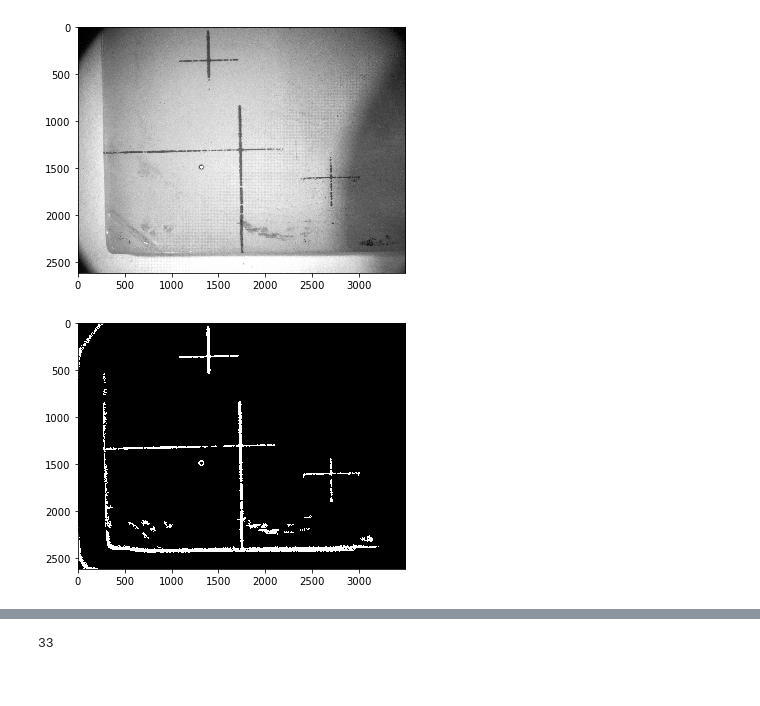
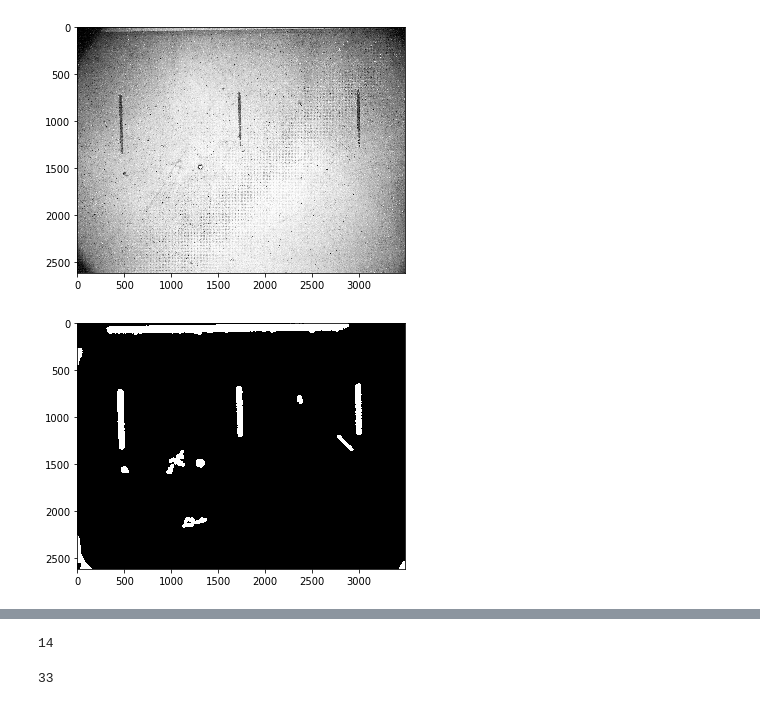
Before and after one commit to atercygnus/notches, a Jupyter notebook: make_sample.ipynb, the cells around one changed output, grey strips where cells are left out. Saved outputs shown, nothing was run; the diff lists cells and outputs as text; code cells hidden in the pictures.

```diff
--- a/make_sample.ipynb
+++ b/make_sample.ipynb
@@ -81,21 +82,30 @@ def prepare(image):
     return (data, data_src, data_prep)
 # %%
 fld = os.getcwd() + '\\photo1\\'
-image = io.imread(fld + '20180810_0056.jpg', as_gray=True)
+#image = io.imread(fld + '20180810_0056.jpg', as_gray=True)
+image = io.imread(fld + '20180810_0089.jpg', as_gray=True)
 # %%
 io.imshow(image)
 plt.show()
 # %% [output]
-[figure, old version]
+[figure, new version]
 # %%
+%%time
+from skimage.morphology import dilation, erosion
+from skimage.morphology import *
+
 def binarize(im):
     local_thresh = threshold_local(im, method='mean', block_size=151, offset=0.055)
     binary_local = im < local_thresh
+    cleaned = morphology.remove_small_objects(binary_local, min_size=1000)
 
-    return morphology.remove_small_objects(binary_local, min_size=1000)
+    strel = disk(16)
+    cleaned = binary_dilation(cleaned, strel)
+
+    return cleaned
 
 bimage = binarize(image)
 io.imshow(bimage)
 plt.show()
 # %% [output]
-[figure, old version]
+[figure, new version]
@@ -102,3 +115,7 @@ plt.show()
+# %%
+n
+# %% [output]
+14
 # %%
 data, data_src, data_prep = prepare(bimage)
 # %%
```
Also changed, not shown: parts of 3 cells of this notebook, 54 other files.
